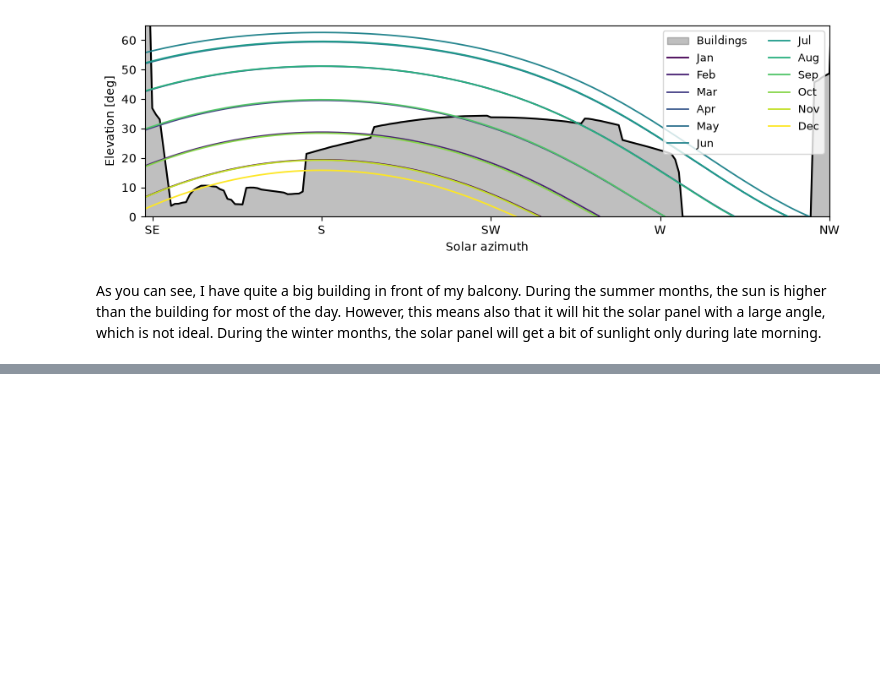
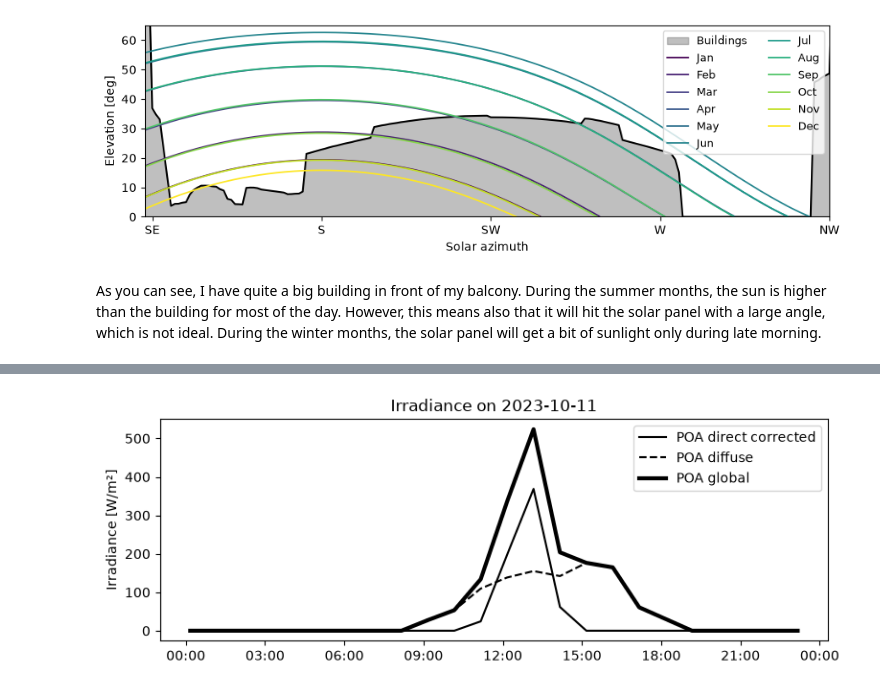
Before and after one commit to albertoprocacci/ders-in-brussels, a Jupyter notebook: book/01_balcony-pv-production.ipynb, the cells around one changed output, grey strips where cells are left out. Saved outputs shown, nothing was run; the diff lists cells and outputs as text; code cells hidden in the pictures; blank space fills up the shorter version.

```diff
--- a/book/01_balcony-pv.ipynb
+++ b/book/01_balcony-pv-production.ipynb
@@ -86,0 +135,17 @@ As you can see, I have quite a big building in front of my balcony. During the s
+# %%
+day = "2023-10-11"
+day_end = "2023-10-11 23:59"
+
+fig, ax = plt.subplots(figsize=(9,3))
+ax.plot(data["poa_direct_corr"].loc[day], label="POA direct corrected", c='k')
+ax.plot(data["poa_diffuse"].loc[day], label="POA diffuse", c='k', ls='--')
+ax.plot(data["poa_global"].loc[day], label="POA global", c ='k', lw=3)
+ax.xaxis.set_major_formatter(mdates.DateFormatter("%H:%M", tz=tz))
+ax.set_ylabel("Irradiance [W/m²]")
+ax.set_title(f"Irradiance on {day}")
+ax.legend()
+ax.grid(False)
+
+plt.show()
+# %% [output]
+[figure, added]
```
Also changed, not shown: parts of 8 cells of this notebook, 2 other files.
